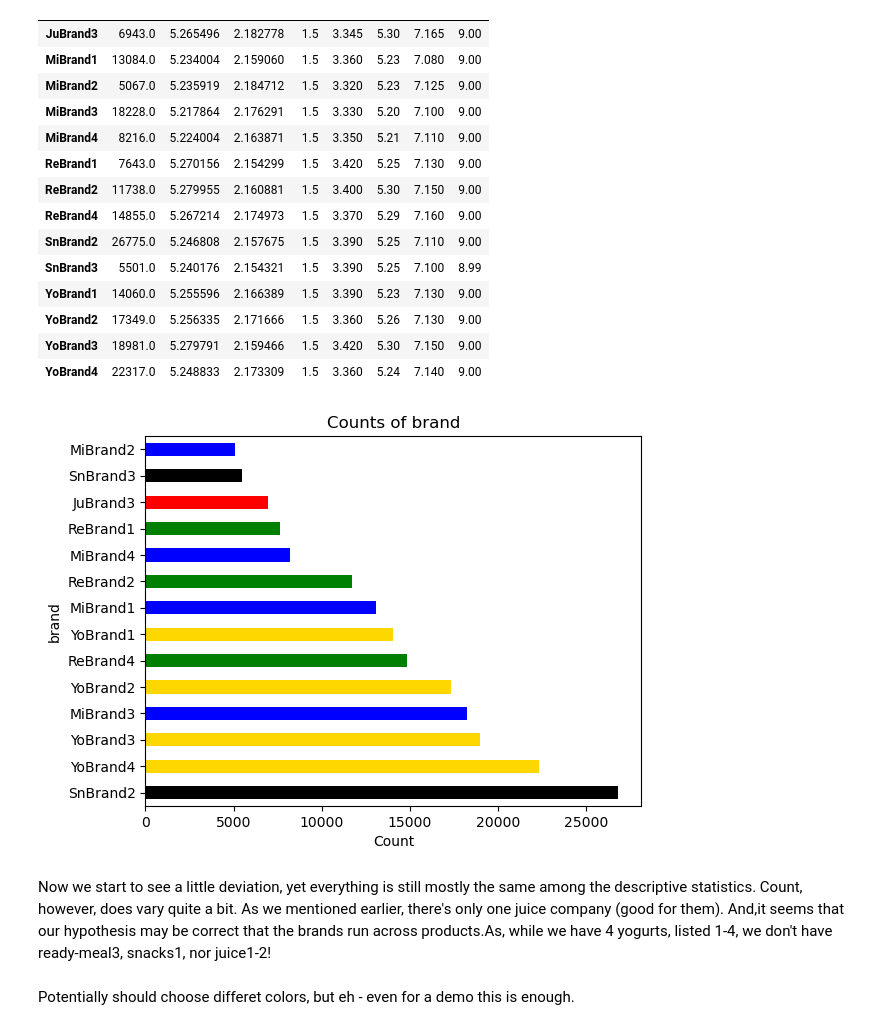
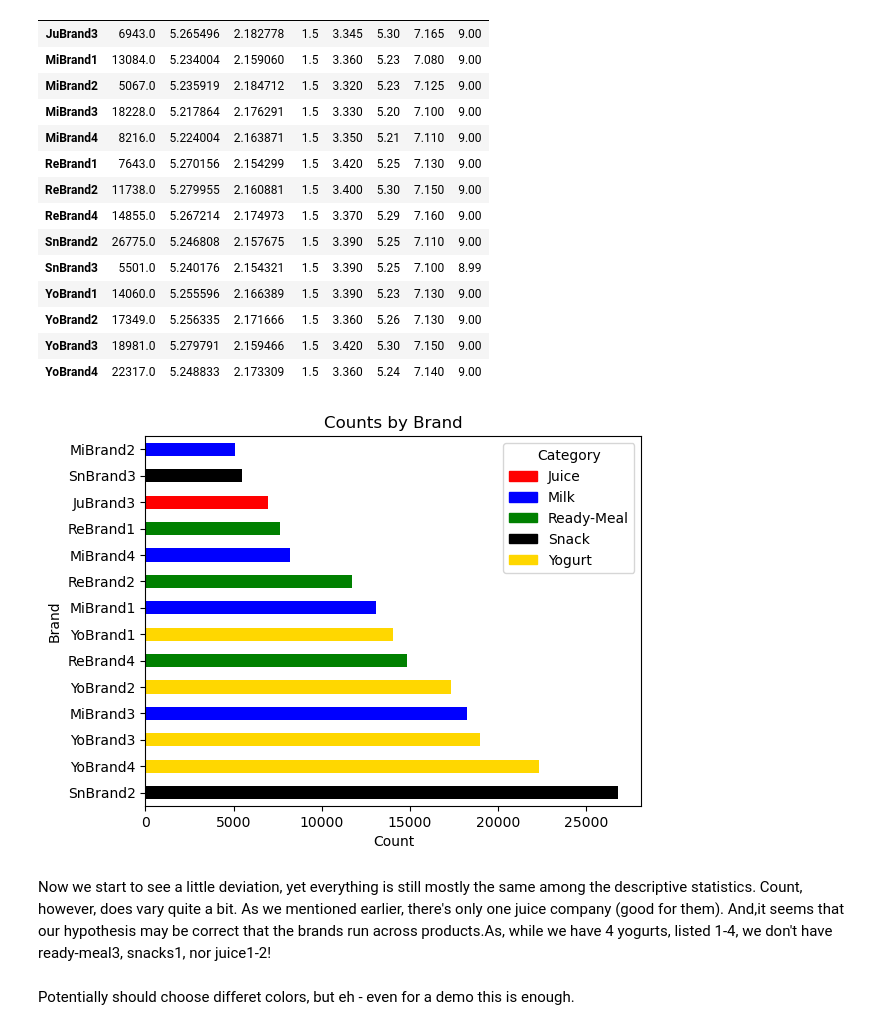
Before and after one commit to bwolff26/dairy_sales, a Jupyter notebook: code/ceda_i.ipynb, the cells around one changed output. Cells and saved outputs as stored; diff of their text form; code cells hidden in the pictures.

```diff
--- a/code/ceda_i.ipynb
+++ b/code/ceda_i.ipynb
@@ -571,33 +571,43 @@ Recall that brand has 14 categories.
 | YoBrand2 | 17349.0 | 5.256335 | 2.171666 | 1.5 | 3.360 | 5.26 | 7.130 | 9.00 |
 | YoBrand3 | 18981.0 | 5.279791 | 2.159466 | 1.5 | 3.420 | 5.30 | 7.150 | 9.00 |
 | YoBrand4 | 22317.0 | 5.248833 | 2.173309 | 1.5 | 3.360 | 5.24 | 7.140 | 9.00 |
-# %%
-#Some code to make this quicker to assign colors to each brand.
-counts = df[features_categorical[j]].value_counts()
-brands = counts.index.tolist()
-# values = counts.values.tolist()
-
-def assign_group(brand):
-    brand = brand.lower()
-    if 'yo' in brand:
-        return 'gold'
-    elif 'ju' in brand:
-        return 'red'
-    elif 're' in brand:
-        return 'green'
-    elif 'sn' in brand:
-        return 'black'
-    else:
-        return 'blue'
-colors = [assign_group(brand) for brand in brands]
-
-df[features_categorical[j]].value_counts().plot(kind='barh', color=colors)
-plt.title(f'Counts of {features_categorical[j]}')
-plt.xlabel('Count')
-plt.ylabel(features_categorical[j])
-plt.show()
-# %% [output]
-[figure, removed]
+# %%
+#I'm planning on using this one for the demo. Hence, slightly different code.
+
+counts = df[features_categorical[j]].value_counts()
+brands = counts.index.tolist()
+
+def assign_group(brand):
+    brand = brand.lower()
+    if 'yo' in brand:
+        return 'gold'
+    elif 'ju' in brand:
+        return 'red'
+    elif 're' in brand:
+        return 'green'
+    elif 'sn' in brand:
+        return 'black'
+    else: #Ie just milk
+        return 'blue'
+colors = [assign_group(brand) for brand in brands]
+
+df[features_categorical[j]].value_counts().plot(kind='barh', color=colors)
+plt.title(f'Counts by Brand')
+plt.xlabel('Count')
+plt.ylabel('Brand')
+
+legend_patches = [
+    mpatches.Patch(color='red', label='Juice'),
+    mpatches.Patch(color='blue', label='Milk'),
+    mpatches.Patch(color='green', label='Ready-Meal'),
+    mpatches.Patch(color='black', label='Snack'),
+    mpatches.Patch(color='gold', label='Yogurt')
+]
+plt.legend(handles=legend_patches, title='Category')
+
+plt.show()
+# %% [output]
+[figure, added]
 # %% [markdown]
 Now we start to see a little deviation, yet everything is still mostly the same among the descriptive statistics. Count, however, does vary quite a bit. As we mentioned earlier, there's only one juice company (good for them). And,it seems that our hypothesis may be correct that the brands run across products.As, while we have 4 yogurts, listed 1-4, we don't have ready-meal3, snacks1, nor juice1-2!
 <br><br> Potentially should choose differet colors, but eh - even for a demo this is enough.
```
Also changed, not shown: parts of 19 cells of this notebook, 2 other files.
